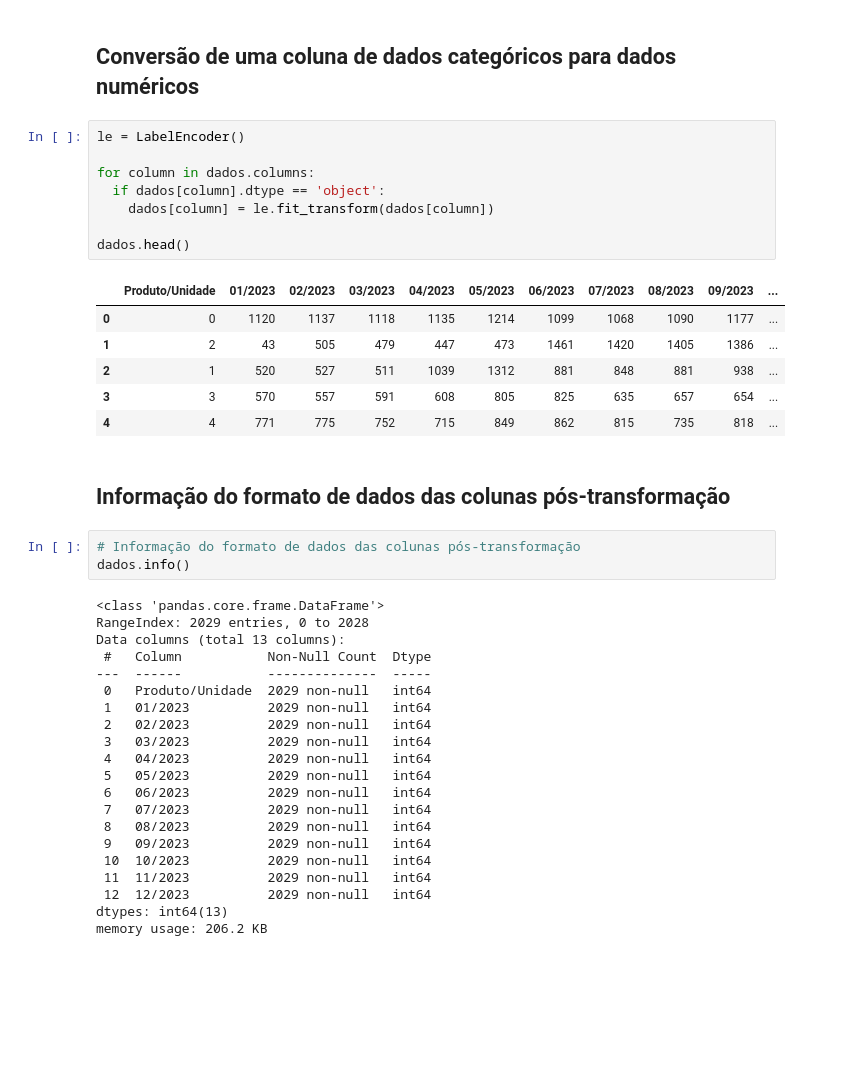
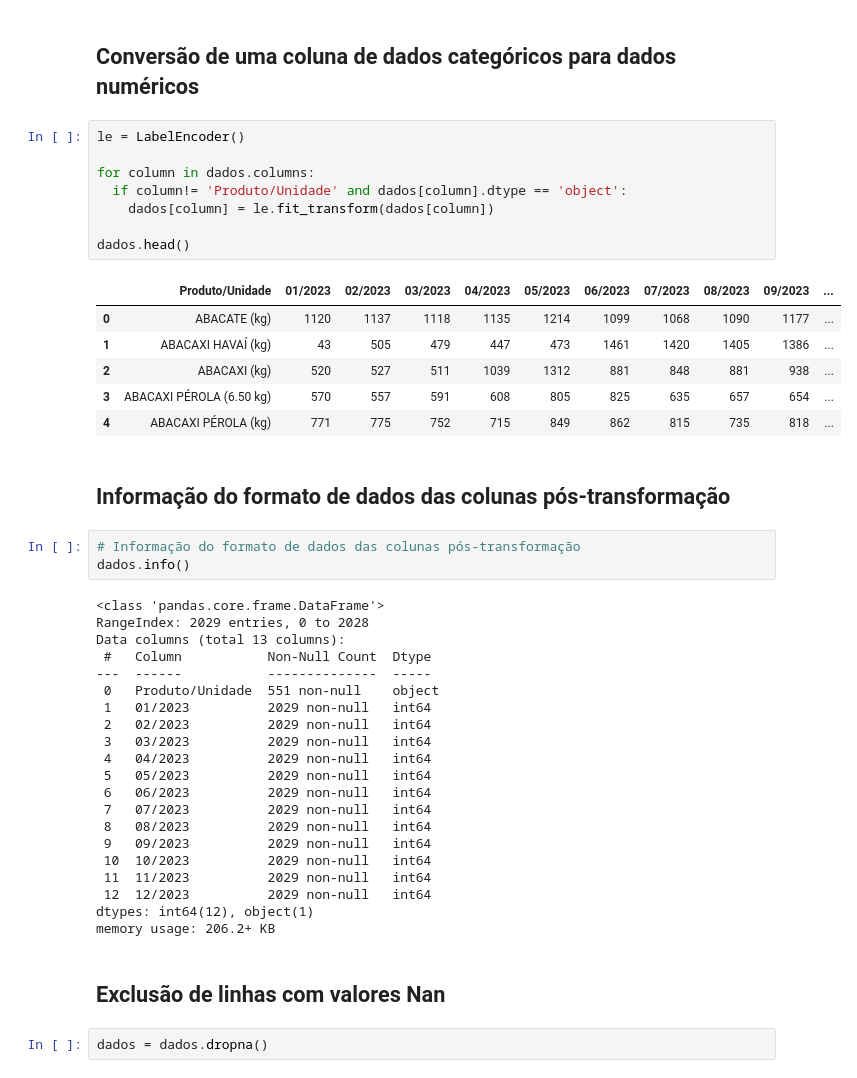
Before and after one commit to rafaellabastos/savvyfix-ia-notebook, a Jupyter notebook: precificacao_dinamica.ipynb, the cells around one changed output. Saved outputs shown, nothing was run; the diff lists cells and outputs as text; blank space fills up the shorter version.

Commit message:
Correção de um erro na hora da conversão dos dados categóricos para numéricos

```diff
--- a/precificacao_dinamica.ipynb
+++ b/precificacao_dinamica.ipynb
@@ -96,18 +96,18 @@ dados.head()
 # %%
 le = LabelEncoder()
 
 for column in dados.columns:
-  if dados[column].dtype == 'object':
+  if column!= 'Produto/Unidade' and dados[column].dtype == 'object':
     dados[column] = le.fit_transform(dados[column])
 
 dados.head()
 # %% [output]
 |  | Produto/Unidade | 01/2023 | 02/2023 | 03/2023 | 04/2023 | 05/2023 | 06/2023 | 07/2023 | 08/2023 | 09/2023 | ... |
-| 0 | 0 | 1120 | 1137 | 1118 | 1135 | 1214 | 1099 | 1068 | 1090 | 1177 | ... |
-| 1 | 2 | 43 | 505 | 479 | 447 | 473 | 1461 | 1420 | 1405 | 1386 | ... |
-| 2 | 1 | 520 | 527 | 511 | 1039 | 1312 | 881 | 848 | 881 | 938 | ... |
-| 3 | 3 | 570 | 557 | 591 | 608 | 805 | 825 | 635 | 657 | 654 | ... |
-| 4 | 4 | 771 | 775 | 752 | 715 | 849 | 862 | 815 | 735 | 818 | ... |
+| 0 | ABACATE (kg) | 1120 | 1137 | 1118 | 1135 | 1214 | 1099 | 1068 | 1090 | 1177 | ... |
+| 1 | ABACAXI HAVAÍ (kg) | 43 | 505 | 479 | 447 | 473 | 1461 | 1420 | 1405 | 1386 | ... |
+| 2 | ABACAXI (kg) | 520 | 527 | 511 | 1039 | 1312 | 881 | 848 | 881 | 938 | ... |
+| 3 | ABACAXI PÉROLA (6.50 kg) | 570 | 557 | 591 | 608 | 805 | 825 | 635 | 657 | 654 | ... |
+| 4 | ABACAXI PÉROLA (kg) | 771 | 775 | 752 | 715 | 849 | 862 | 815 | 735 | 818 | ... |
 # %% [markdown]
 ## **Informação do formato de dados das colunas pós-transformação**
 # %%
@@ -119,7 +119,7 @@ RangeIndex: 2029 entries, 0 to 2028
 Data columns (total 13 columns):
  #   Column           Non-Null Count  Dtype
 ---  ------           --------------  -----
- 0   Produto/Unidade  2029 non-null   int64
+ 0   Produto/Unidade  551 non-null    object
  1   01/2023          2029 non-null   int64
  2   02/2023          2029 non-null   int64
  3   03/2023          2029 non-null   int64
@@ -132,5 +132,9 @@ Data columns (total 13 columns):
  10  10/2023          2029 non-null   int64
  11  11/2023          2029 non-null   int64
  12  12/2023          2029 non-null   int64
-dtypes: int64(13)
-memory usage: 206.2 KB
+dtypes: int64(12), object(1)
+memory usage: 206.2+ KB
+# %% [markdown]
+## **Exclusão de linhas com valores Nan**
+# %%
+dados = dados.dropna()
```
Also changed, not shown: parts of 2 cells of this notebook.
